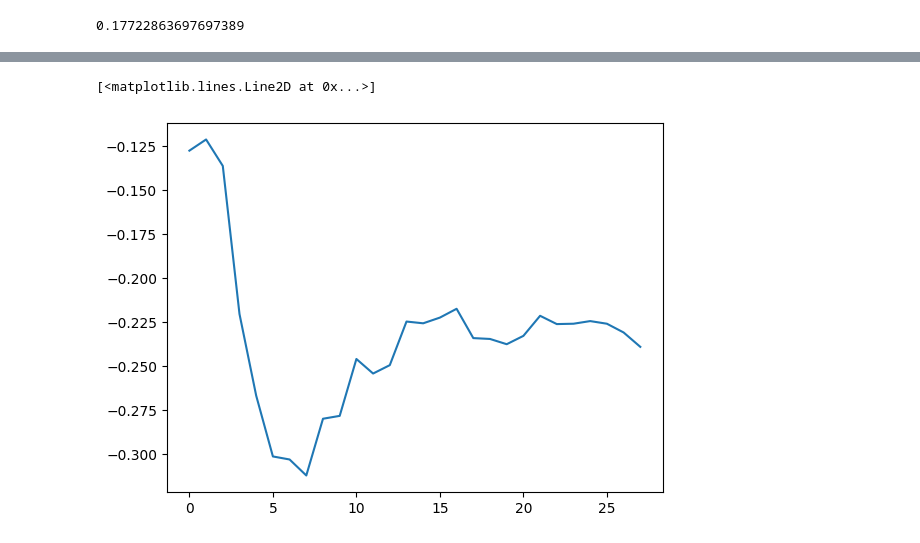
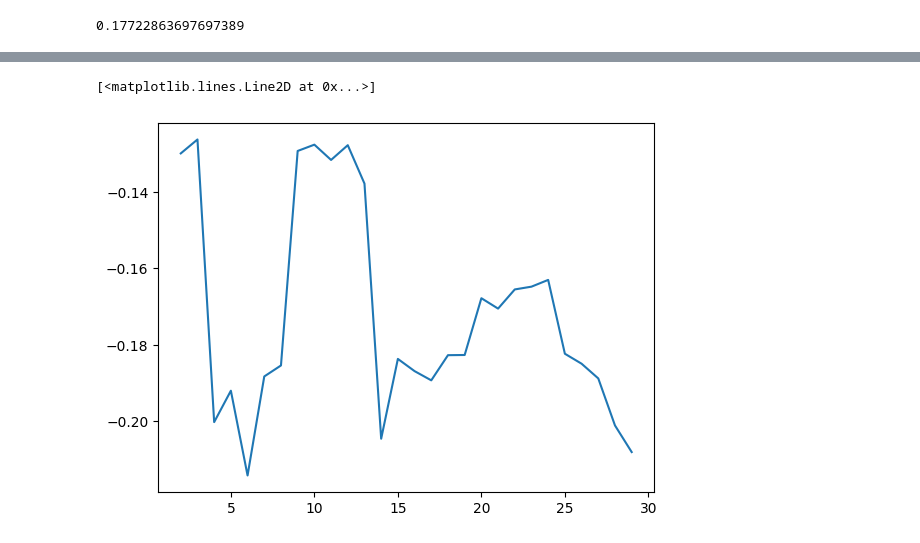
Before and after one commit to lukasjanusauskas/ais-duomenu-vizualizavimas, a Jupyter notebook: 4lab.ipynb, the cells around one changed output, grey strips where cells are left out. Saved outputs shown, nothing was run; the diff lists cells and outputs as text; code cells hidden in the pictures.

```diff
--- a/4lab.ipynb
+++ b/4lab.ipynb
@@ -68,12 +178,14 @@ embedding = tsne.fit_transform(distance_matrix)
 # %%
 clusters_of_n = []
 silhouette_scores = []
-inertia_scores = []
 
-clusters = AgglomerativeClustering(n_clusters=n, metric='euclidean', linkage='average')\
-    .fit_predict(embedding)
+for n in range(2, 30):
+    clusters = AgglomerativeClustering(n_clusters=n, metric='euclidean', linkage='average')\
+        .fit_predict(embedding25)
 
-jaccard_score(clusters, labels, average='weighted')
+    score = silhouette_score(distance_matrix, clusters, metric='precomputed')
+    silhouette_scores.append(score)
+    clusters_of_n.append(clusters)
 # %%
 clusters = AgglomerativeClustering(5, metric='euclidean', linkage='average').fit_predict(embedding)
 
@@ -95,9 +201,0 @@ plt.plot(inertia_scores)
-# %%
-tsne25 = TSNE(
-    perplexity=500,
-    early_exaggeration=24,
-    learning_rate=10,
-    n_components=25,
-    method='exact'
-)
-embedding25 = tsne25.fit_transform(distance_matrix)
@@ -103,0 +229,8 @@ embedding25 = tsne25.fit_transform(distance_matrix)
+# %%
+model = AgglomerativeClustering(
+    5, metric='euclidean',
+    linkage='average',
+    compute_distances=True
+)
+
+clusters = model.fit_predict(embedding)
@@ -104,7 +264,6 @@ embedding25 = tsne25.fit_transform(distance_matrix)
 # %%
 clusters_of_n = []
 silhouette_scores = []
-inertia_scores = []
 
 for n in range(2, 30):
     clusters = AgglomerativeClustering(n_clusters=n, metric='euclidean', linkage='average')\
@@ -113,16 +272,6 @@ for n in range(2, 30):
     score = silhouette_score(distance_matrix, clusters, metric='precomputed')
     silhouette_scores.append(score)
     clusters_of_n.append(clusters)
-
-    # Elbow method: compute inertia (mean intra-cluster distance)
-    inertia = 0
-    for cluster_id in range(n):
-        members = np.where(clusters == cluster_id)[0]
-        if len(members) > 1:
-            pairwise = distance_matrix[np.ix_(members, members)]
-            inertia += pairwise.sum() / 2
-
-    inertia_scores.append(inertia)
 # %%
 clusters = AgglomerativeClustering(5, metric='euclidean', linkage='average').fit_predict(embedding25)
 
@@ -134,5 +283,5 @@ jaccard_score(clusters, labels, average='weighted')
 # %%
-plt.plot(silhouette_scores)
+plt.plot(range(2, 30), silhouette_scores)
 # %% [output]
 [<matplotlib.lines.Line2D at 0x...>]
-[figure, old version]
+[figure, new version]
```
Also changed, not shown: parts of 30 cells of this notebook.
